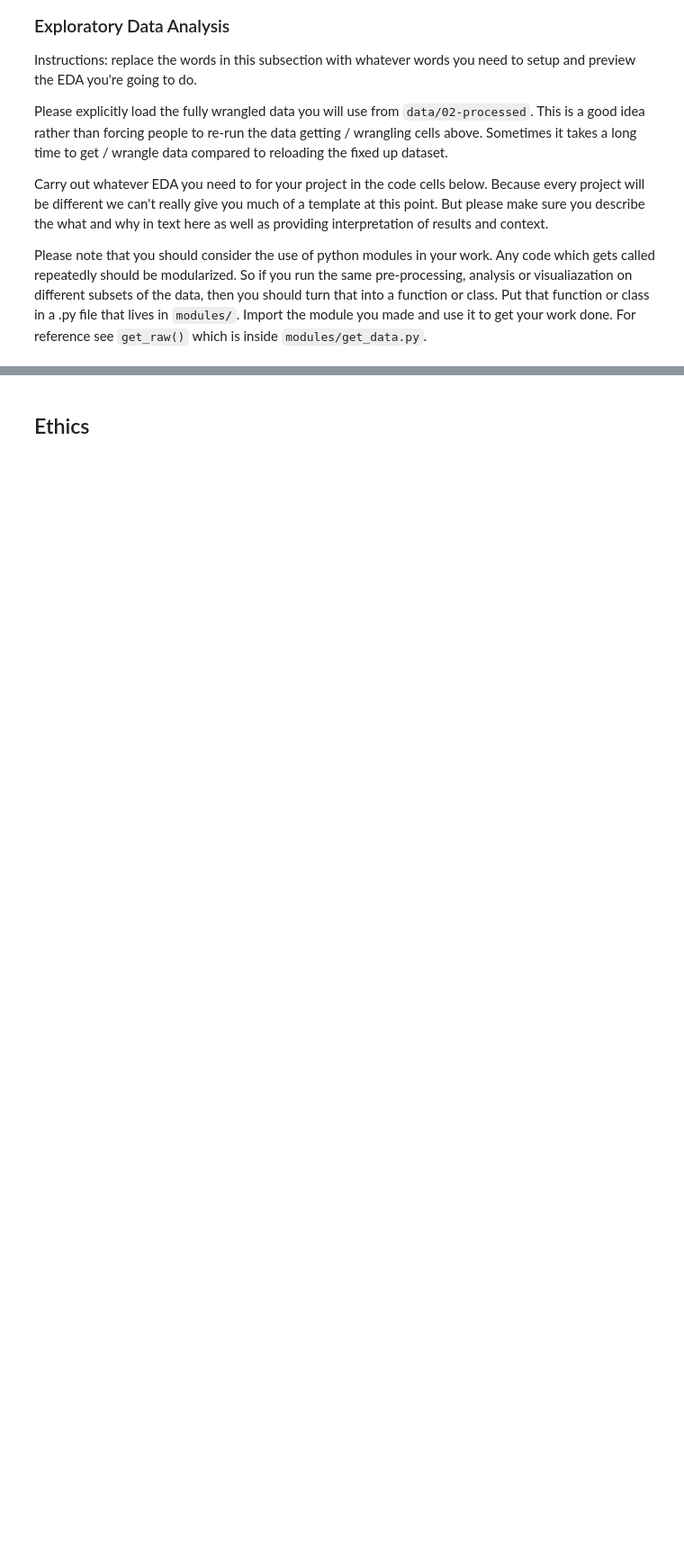
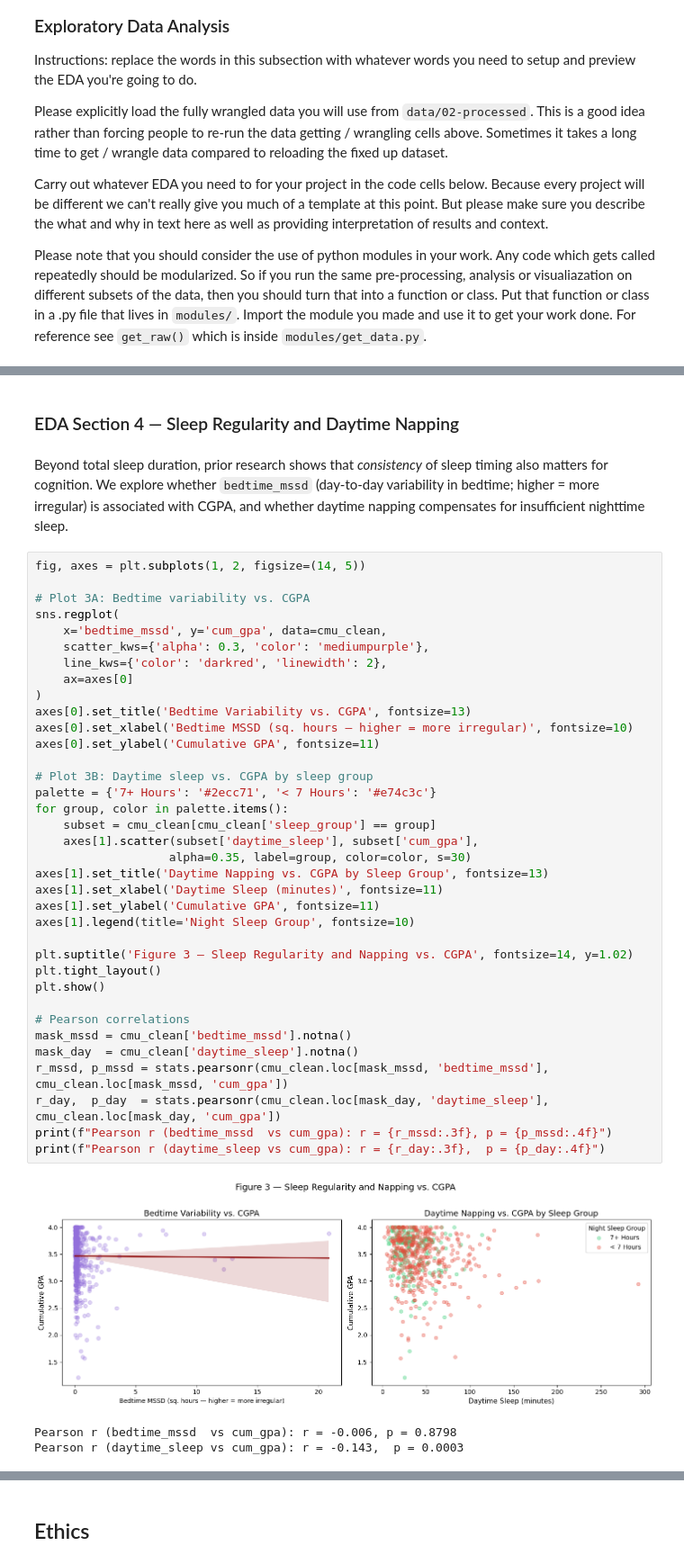
Before and after one commit to COGS108/Group014_WI26, a Jupyter notebook: 02-EDACheckpoint.ipynb, the cells around one changed output, grey strips where cells are left out. Shown at 90% size. Cells and saved outputs as stored; diff of their text form; blank space fills up the shorter version.

```diff
--- a/02-EDACheckpoint.ipynb
+++ b/02-EDACheckpoint.ipynb
@@ -173,0 +593,47 @@ Some more words and stuff.  Remember notebooks work best if you interleave the c
+# %% [markdown]
+### EDA Section 4 — Sleep Regularity and Daytime Napping
+# %% [markdown]
+Beyond total sleep duration, prior research shows that *consistency* of sleep timing also
+matters for cognition. We explore whether `bedtime_mssd` (day-to-day variability in bedtime;
+higher = more irregular) is associated with CGPA, and whether daytime napping compensates
+for insufficient nighttime sleep.
+# %%
+fig, axes = plt.subplots(1, 2, figsize=(14, 5))
+
+# Plot 3A: Bedtime variability vs. CGPA
+sns.regplot(
+    x='bedtime_mssd', y='cum_gpa', data=cmu_clean,
+    scatter_kws={'alpha': 0.3, 'color': 'mediumpurple'},
+    line_kws={'color': 'darkred', 'linewidth': 2},
+    ax=axes[0]
+)
+axes[0].set_title('Bedtime Variability vs. CGPA', fontsize=13)
+axes[0].set_xlabel('Bedtime MSSD (sq. hours — higher = more irregular)', fontsize=10)
+axes[0].set_ylabel('Cumulative GPA', fontsize=11)
+
+# Plot 3B: Daytime sleep vs. CGPA by sleep group
+palette = {'7+ Hours': '#2ecc71', '< 7 Hours': '#e74c3c'}
+for group, color in palette.items():
+    subset = cmu_clean[cmu_clean['sleep_group'] == group]
+    axes[1].scatter(subset['daytime_sleep'], subset['cum_gpa'],
+                   alpha=0.35, label=group, color=color, s=30)
+axes[1].set_title('Daytime Napping vs. CGPA by Sleep Group', fontsize=13)
+axes[1].set_xlabel('Daytime Sleep (minutes)', fontsize=11)
+axes[1].set_ylabel('Cumulative GPA', fontsize=11)
+axes[1].legend(title='Night Sleep Group', fontsize=10)
+
+plt.suptitle('Figure 3 — Sleep Regularity and Napping vs. CGPA', fontsize=14, y=1.02)
+plt.tight_layout()
+plt.show()
+
+# Pearson correlations
+mask_mssd = cmu_clean['bedtime_mssd'].notna()
+mask_day  = cmu_clean['daytime_sleep'].notna()
+r_mssd, p_mssd = stats.pearsonr(cmu_clean.loc[mask_mssd, 'bedtime_mssd'], cmu_clean.loc[mask_mssd, 'cum_gpa'])
+r_day,  p_day  = stats.pearsonr(cmu_clean.loc[mask_day, 'daytime_sleep'], cmu_clean.loc[mask_day, 'cum_gpa'])
+print(f"Pearson r (bedtime_mssd  vs cum_gpa): r = {r_mssd:.3f}, p = {p_mssd:.4f}")
+print(f"Pearson r (daytime_sleep vs cum_gpa): r = {r_day:.3f},  p = {p_day:.4f}")
+# %% [output]
+[figure, added]
+Pearson r (bedtime_mssd  vs cum_gpa): r = -0.006, p = 0.8798
+Pearson r (daytime_sleep vs cum_gpa): r = -0.143,  p = 0.0003
```
Also changed, not shown: parts of 41 cells of this notebook.
